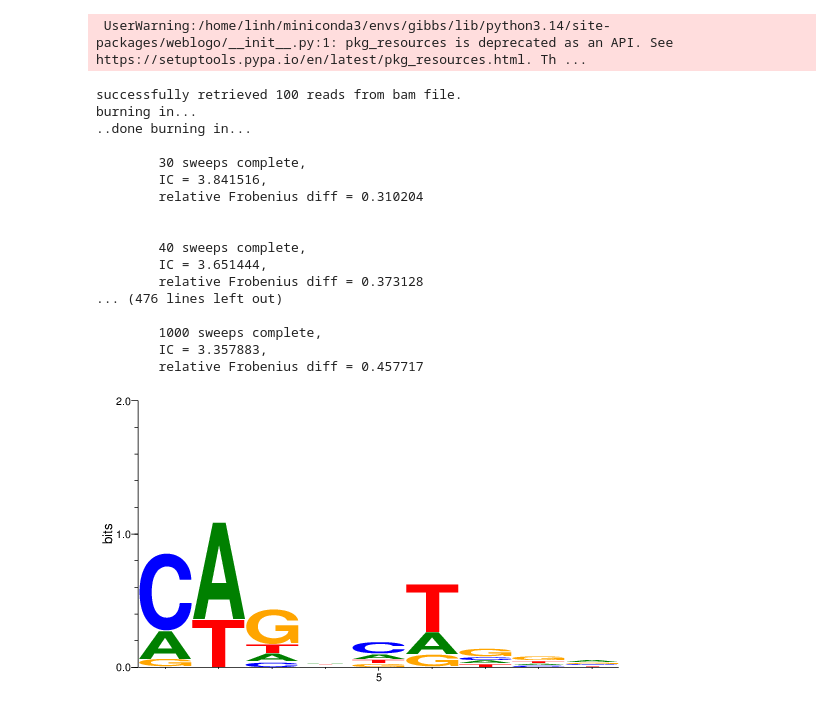
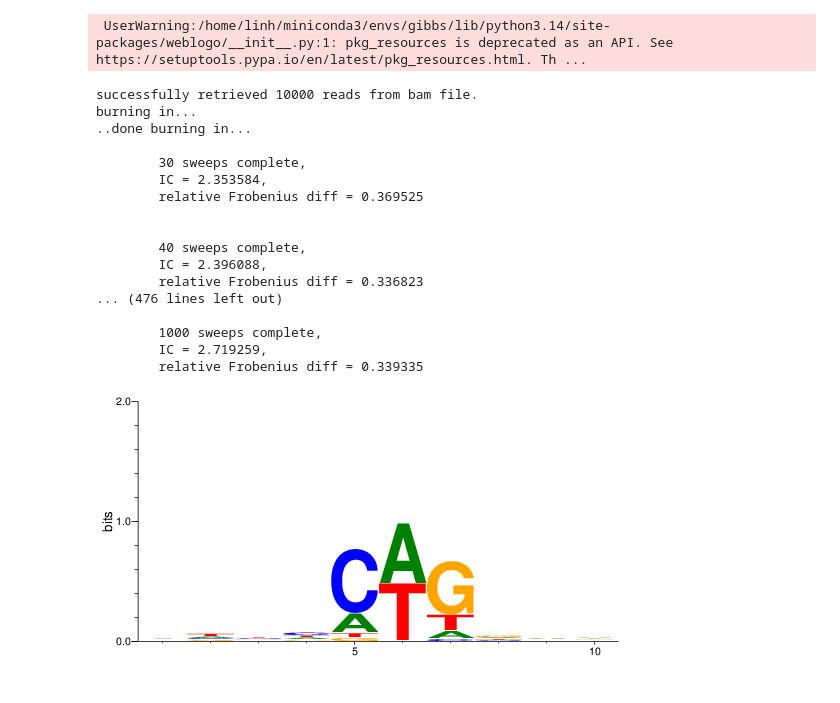
Before and after one commit to jershhaa10/BINF6250_GIBBS_SAMPLING, a Jupyter notebook: project03/working_test_notebook.ipynb, the cells around one changed output. Cells and saved outputs as stored; diff of their text form; code cells hidden in the pictures.

Commit message:
notebook now samples 10000 reads

```diff
--- a/project03/working_test_notebook.ipynb
+++ b/project03/working_test_notebook.ipynb
@@ -393,39 +393,39 @@ def GibbsMotifSampler(
 # %%
 seed=123
 
-seqs = get_reads_from_bam("data/SRR9090854.subsampled_5pct.bam",100,seed=seed)
+seqs = get_reads_from_bam("data/SRR9090854.subsampled_5pct.bam",10000,seed=seed)
 
 pfm = GibbsMotifSampler(
     seqs=seqs,
-    k = 9, seed = seed,
+    k = 10, seed = seed,
     bg_pseudocount = 1.0,
     motif_pseudocount = 0.25,
     max_tries_init = 10,
     burn_in_sweeps = 10,
     check_every_sweeps = 10,
     rel_thresh = 0.01,
     max_sweeps = 1000
     )
 
 sl.Pfm(pfm)
 
 sl.seqlogo(sl.CompletePm(pfm = pfm.T))
 # %% [output]
-successfully retrieved 100 reads from bam file.
+successfully retrieved 10000 reads from bam file.
 burning in...
 ..done burning in...
 
         30 sweeps complete,
-        IC = 3.841516,
-        relative Frobenius diff = 0.310204
+        IC = 2.353584,
+        relative Frobenius diff = 0.369525
 
 
         40 sweeps complete,
-        IC = 3.651444,
-        relative Frobenius diff = 0.373128
+        IC = 2.396088,
+        relative Frobenius diff = 0.336823
 ... (476 lines left out)
 
         1000 sweeps complete,
-        IC = 3.357883,
-        relative Frobenius diff = 0.457717
+        IC = 2.719259,
+        relative Frobenius diff = 0.339335
-[figure, old version]
+[figure, new version]
```
